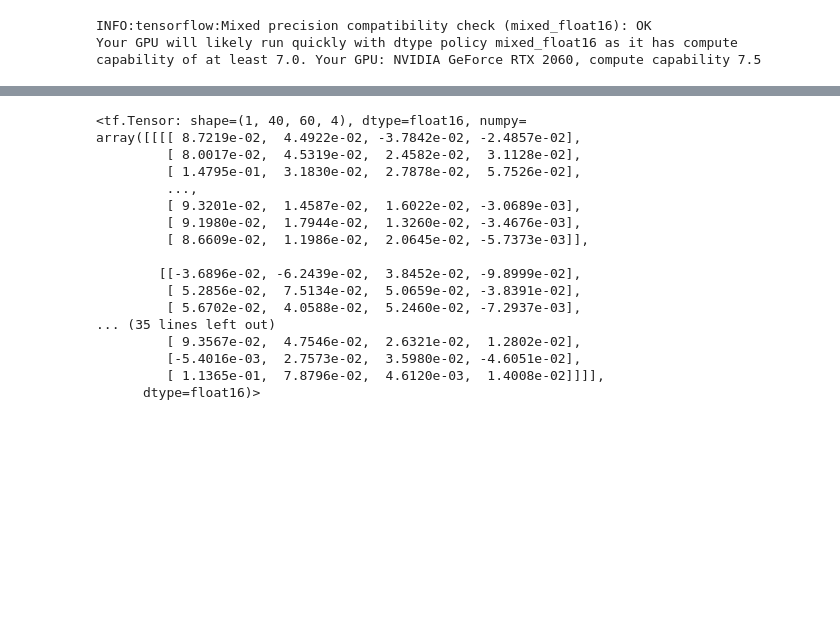
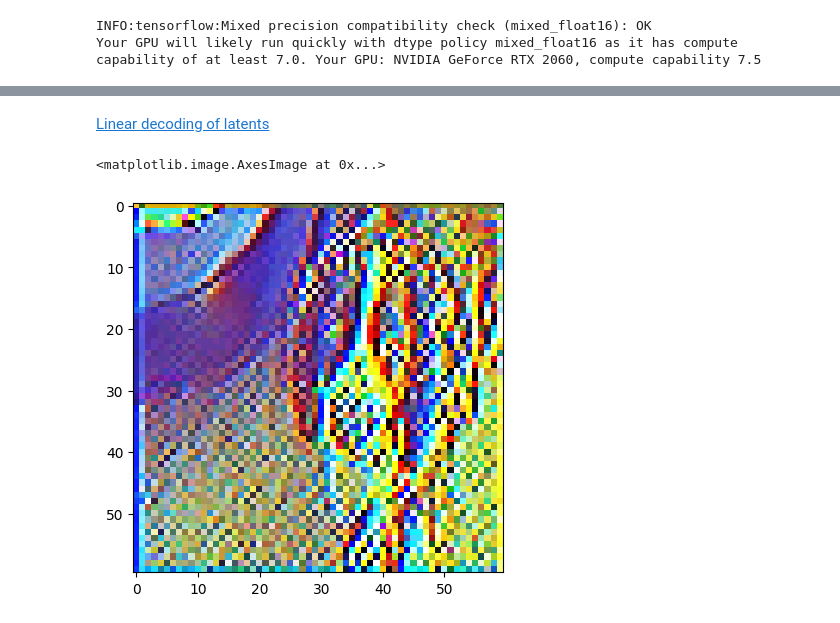
Before and after one commit to danjacobellis/SYSML, a Jupyter notebook: experiments/SDVAE.ipynb, the cells around one changed output, grey strips where cells are left out. Cells and saved outputs as stored; diff of their text form; code cells hidden in the pictures; blank space fills up the shorter version.

```diff
--- a/experiments/SDVAE.ipynb
+++ b/experiments/SDVAE.ipynb
@@ -34,25 +30,36 @@ plt.imshow(x); plt.axis('off');
 # %%
-image_encoder = ImageEncoder(320, 479)
+image_encoder = ImageEncoder(480, 480)
 vae = tf.keras.Model(
     image_encoder.input,
     image_encoder.output)
 # %%
-vae(tf.expand_dims(x,axis=0))
+z = vae(tf.expand_dims(x,axis=0))
+# z = np.array(z)
-# %% [output]
-<tf.Tensor: shape=(1, 40, 60, 4), dtype=float16, numpy=
-array([[[[ 8.7219e-02,  4.4922e-02, -3.7842e-02, -2.4857e-02],
-         [ 8.0017e-02,  4.5319e-02,  2.4582e-02,  3.1128e-02],
-         [ 1.4795e-01,  3.1830e-02,  2.7878e-02,  5.7526e-02],
-         ...,
-         [ 9.3201e-02,  1.4587e-02,  1.6022e-02, -3.0689e-03],
-         [ 9.1980e-02,  1.7944e-02,  1.3260e-02, -3.4676e-03],
-         [ 8.6609e-02,  1.1986e-02,  2.0645e-02, -5.7373e-03]],
-
-        [[-3.6896e-02, -6.2439e-02,  3.8452e-02, -9.8999e-02],
-         [ 5.2856e-02,  7.5134e-02,  5.0659e-02, -3.8391e-02],
-         [ 5.6702e-02,  4.0588e-02,  5.2460e-02, -7.2937e-03],
-... (35 lines left out)
-         [ 9.3567e-02,  4.7546e-02,  2.6321e-02,  1.2802e-02],
-         [-5.4016e-03,  2.7573e-02,  3.5980e-02, -4.6051e-02],
-         [ 1.1365e-01,  7.8796e-02,  4.6120e-03,  1.4008e-02]]]],
-      dtype=float16)>
+# %% [markdown]
+[Linear decoding of latents](https://discuss.huggingface.co/t/decoding-latents-to-rgb-without-upscaling/23204)
+# %%
+M = np.array([
+    #   R       G       B
+    [ 0.298,  0.207,  0.208],  # L1
+    [ 0.187,  0.286,  0.173],  # L2
+    [-0.158,  0.189,  0.264],  # L3
+    [-0.184, -0.271, -0.473],  # L4
+])
+
+s = np.shape(z);
+z2 = np.zeros((s[0],s[1],s[2],3))
+for i_row in range(60):
+    for i_col in range(60):
+        y1 = np.array(z[0,i_row,i_col])
+        z2[0,i_row,i_col,0] = np.dot(y1,M[:,0])
+        z2[0,i_row,i_col,1] = np.dot(y1,M[:,1])
+        z2[0,i_row,i_col,2] = np.dot(y1,M[:,2])
+# %%
+z2 = z2 - np.min(z2)
+z2 = 255.0*(z2 / np.max(z2))
+z2 = tfa.image.equalize(z2)
+# %%
+plt.imshow(np.array(z2,dtype='uint8')[0])
+# %% [output]
+<matplotlib.image.AxesImage at 0x...>
+[figure, added]
```
Also changed, not shown: parts of 2 cells of this notebook.
